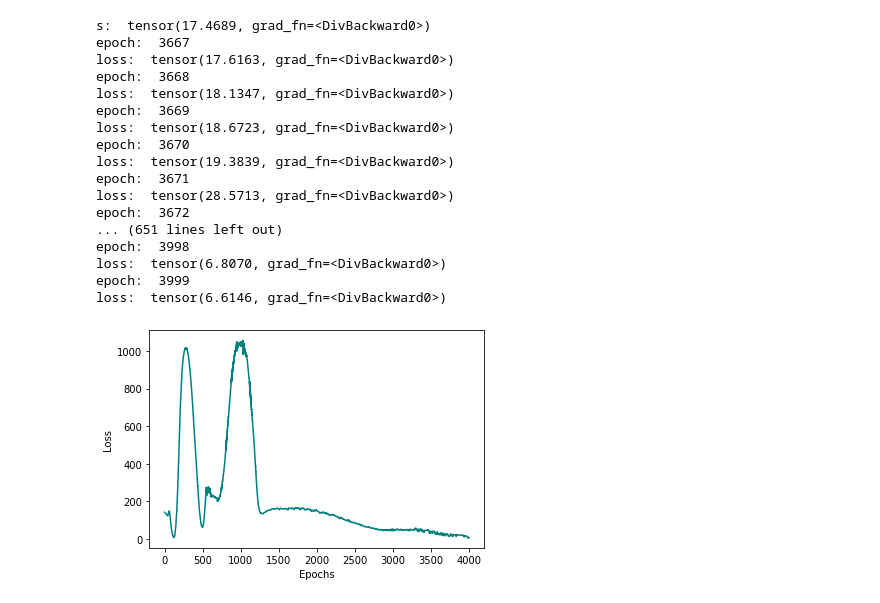
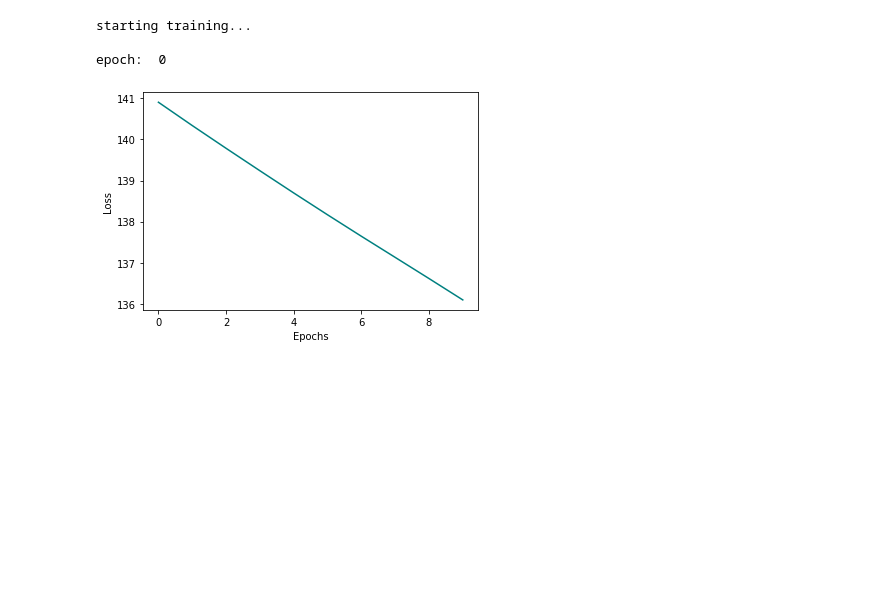
Before and after one commit to Shaier/DINN, a Jupyter notebook: test.ipynb, the cells around one changed output. Drawn from its saved outputs; the diff is of its cells as text; code cells hidden in the pictures; blank space fills up the shorter version.

Commit message:
fixed training, gradients

```diff
--- a/test.ipynb
+++ b/test.ipynb
@@ -54,8 +54,6 @@ class DINN:
 
 
     def net_f(self, t, u):
-        #t_u = torch.tensor([t.float(),u.float()], requires_grad = True)
-
         si, taot = self.nx(t, u) #input = tensor of size 2
         S, I = si[:,0], si[:,1]
         tao, T_star = 3*torch.sigmoid(taot[:,0]), 3*torch.sigmoid(taot[:,1]) #maybe change to not 0,3
@@ -73,56 +71,53 @@ class DINN:
         print('\nstarting training...\n')
         losses = []
 
+
         learning_rate = 0.001
         optimizer = optim.Adam(self.params, lr = learning_rate)
 
         for epoch in range(n_epochs):
-            print('epoch: ', epoch)
+            S_pred_list= []
+            I_pred_list= []
+            tao_pred_list= []
+            T_star_pred_list = []
+
+            #print('epoch: ', epoch)
             optimizer.zero_grad()
             #print('\nself.alpha1', self.alpha1)
             for time_step in range(len(self.t)):
 
                 t_value, u_value = self.t[time_step], self.u[time_step]
                 t_value = torch.tensor(t_value, requires_grad=True).unsqueeze(0).unsqueeze(1)
                 u_value = torch.tensor(u_value, requires_grad=True).unsqueeze(0).unsqueeze(1)
 
                 f1, f2, S_pred, I_pred, tao_pred, T_star_pred = self.net_f(t_value, u_value)
-
+                S_pred_list.append(S_pred)
+                I_pred_list.append(I_pred)
+                tao_pred_list.append(tao_pred)
+                T_star_pred_list.append(T_star_pred)
 
                 loss = (torch.mean(torch.square(self.S[time_step]-S_pred))+torch.mean(torch.square(self.I[time_step]-I_pred)) \
                     +torch.mean(torch.square(f1)) + torch.mean(torch.square(f2)) \
                     +torch.mean(torch.square(self.taos[time_step]-tao_pred)) + torch.mean(torch.square(self.T_stars[time_step]-T_star_pred)))/100
 
                 loss.backward()
                 #torch.nn.utils.clip_grad_norm_(self.nx.parameters(), 500) #gradient clipping
-            #print('tao: ', tao_pred)
             optimizer.step()
             losses.append(loss)
-            print('loss: ' ,loss)
+            if epoch % 100 == 0:
+                print('epoch: ', epoch)
+                #print('loss: ' ,loss)
             #print('self.alpha1 after the training!!!: ', self.alpha1)
 
         plt.plot(losses, color = 'teal')
         plt.xlabel('Epochs')
         plt.ylabel('Loss')
+        return S_pred_list, I_pred_list, tao_pred_list, T_star_pred_list
 
 dinn = DINN(tSI_data[0], tSI_data[1], tSI_data[2], tao_data[1], tao_data[2], tao_data[3]) #t, S_data, I_data, tao_data, T_star_data, u
-dinn.train(4000)
+S_pred_list, I_pred_list, tao_pred_list, T_star_pred_list = dinn.train(10) #train
 # %% [output]
-s:  tensor(17.4689, grad_fn=<DivBackward0>)
-epoch:  3667
-loss:  tensor(17.6163, grad_fn=<DivBackward0>)
-epoch:  3668
-loss:  tensor(18.1347, grad_fn=<DivBackward0>)
-epoch:  3669
-loss:  tensor(18.6723, grad_fn=<DivBackward0>)
-epoch:  3670
-loss:  tensor(19.3839, grad_fn=<DivBackward0>)
-epoch:  3671
-loss:  tensor(28.5713, grad_fn=<DivBackward0>)
-epoch:  3672
-... (651 lines left out)
-epoch:  3998
-loss:  tensor(6.8070, grad_fn=<DivBackward0>)
-epoch:  3999
-loss:  tensor(6.6146, grad_fn=<DivBackward0>)
+starting training...
+
+epoch:  0
-[figure, old version]
+[figure, new version]
```
Also changed, not shown: parts of 8 cells of this notebook, 2 other files.
